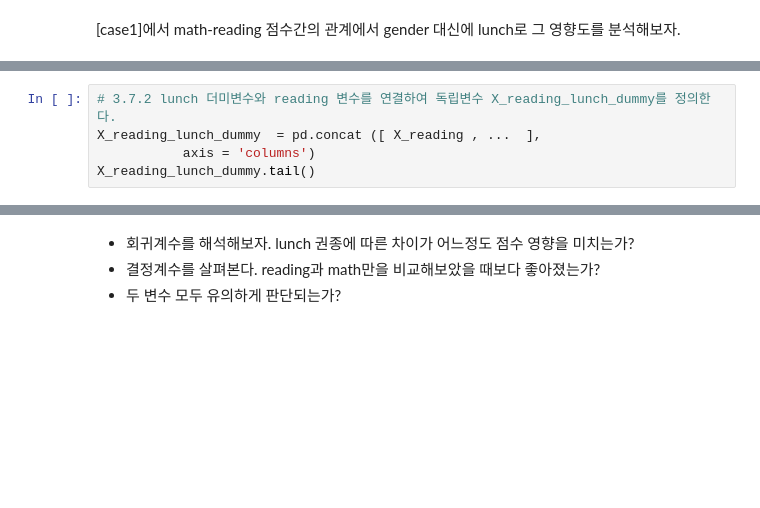
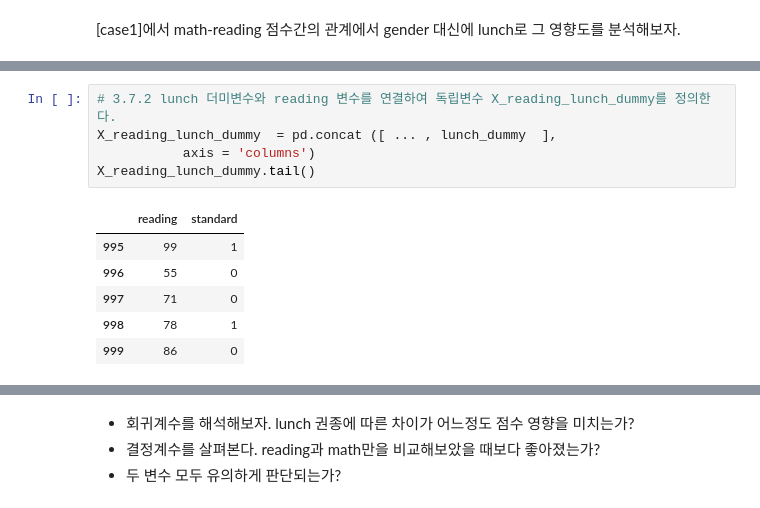
Before and after one commit to sagelab4data/khcumr, a Jupyter notebook: MR_12_회귀분석_학번_이름.ipynb, the cells around one changed output, grey strips where cells are left out. Saved outputs shown, nothing was run; the diff lists cells and outputs as text; blank space fills up the shorter version.

```diff
--- a/MR_12_회귀분석_학번_이름.ipynb
+++ b/MR_12_회귀분석_학번_이름.ipynb
@@ -559,7 +673,14 @@ lunch_dummy = pd.get_dummies ( ... , drop_first = True )
 # %%
 # 3.7.2 lunch 더미변수와 reading 변수를 연결하여 독립변수 X_reading_lunch_dummy를 정의한다.
-X_reading_lunch_dummy  = pd.concat ([ X_reading , ...  ],
+X_reading_lunch_dummy  = pd.concat ([ ... , lunch_dummy  ],
            axis = 'columns')
 X_reading_lunch_dummy.tail()
+# %% [output]
+|  | reading | standard |
+| 995 | 99 | 1 |
+| 996 | 55 | 0 |
+| 997 | 71 | 0 |
+| 998 | 78 | 1 |
+| 999 | 86 | 0 |
 # %%
 # 3.7.3 lunch의 영향도를 포함하여 reading과 math의 관계를 회귀분석 해보자.
```
Also changed, not shown: parts of 10 cells of this notebook.
